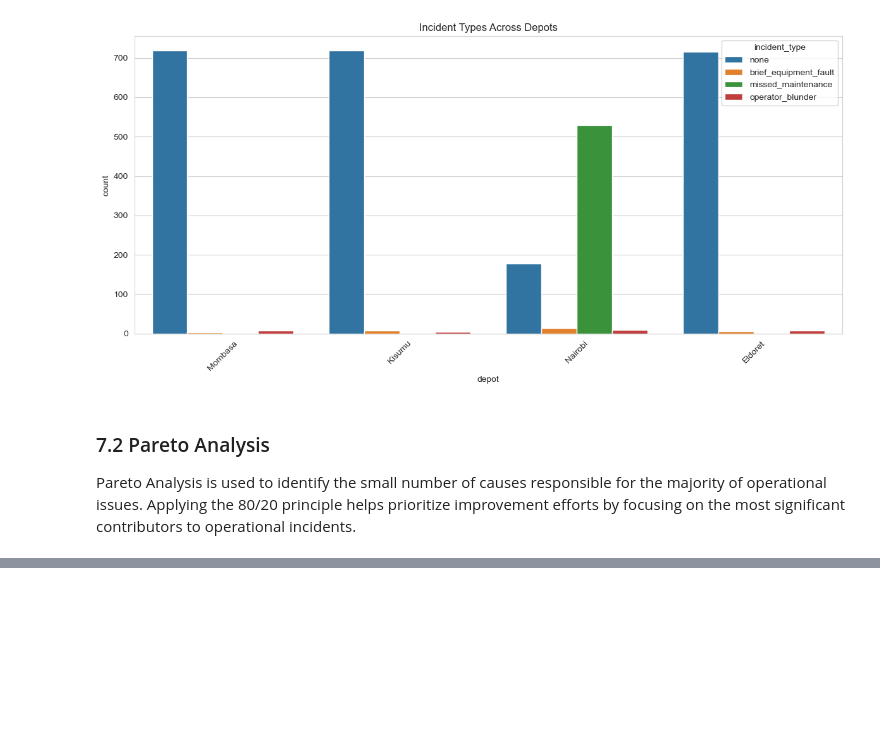
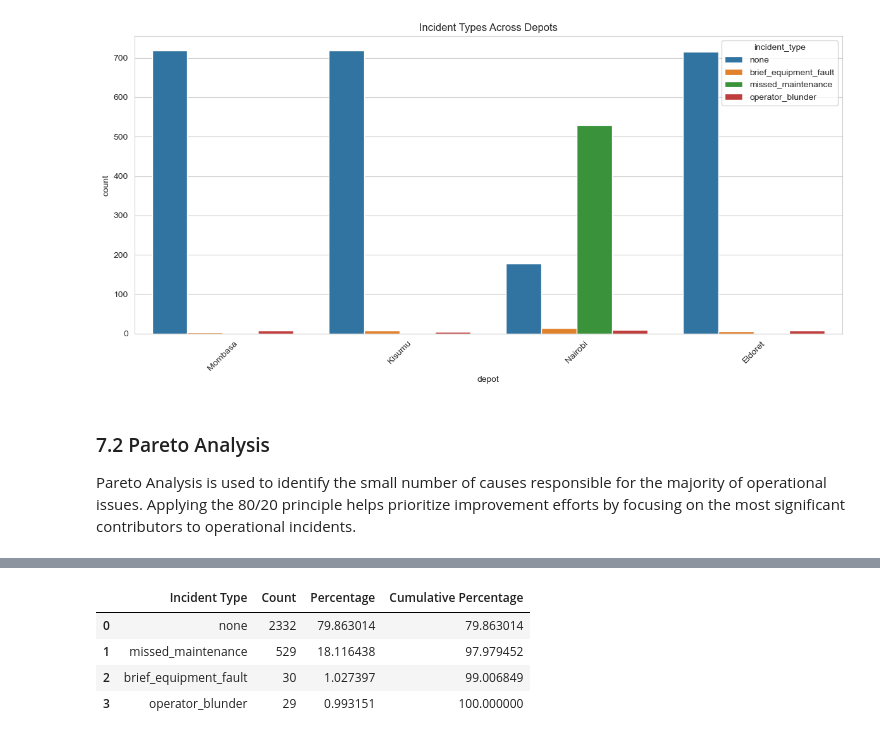
Before and after one commit to WanjikuSharon/week5_diagnostics_analysis, a Jupyter notebook: week5_diagnostics_analysis.ipynb, the cells around one changed output, grey strips where cells are left out. Cells and saved outputs as stored; diff of their text form; code cells hidden in the pictures; blank space fills up the shorter version.

```diff
--- a/week5_diagnostics_analysis.ipynb
+++ b/week5_diagnostics_analysis.ipynb
@@ -722,3 +722,14 @@ plt.show()
 ### 7.2 Pareto Analysis
 
 Pareto Analysis is used to identify the small number of causes responsible for the majority of operational issues. Applying the 80/20 principle helps prioritize improvement efforts by focusing on the most significant contributors to operational incidents.
+# %%
+# Count each incident type
+pareto = (
+    df["incident_type"]
+    .value_counts()
+    .reset_index()
+)
+
+pareto.columns = ["Incident Type", "Count"]
+
+pareto
@@ -724,0 +742,18 @@ Pareto Analysis is used to identify the small number of causes responsible for t
+# %%
+#Calculate percentage
+pareto["Percentage"] = (
+    pareto["Count"] /
+    pareto["Count"].sum()
+) * 100
+
+pareto["Cumulative Percentage"] = (
+    pareto["Percentage"].cumsum()
+)
+
+pareto
+# %% [output]
+|  | Incident Type | Count | Percentage | Cumulative Percentage |
+| 0 | none | 2332 | 79.863014 | 79.863014 |
+| 1 | missed_maintenance | 529 | 18.116438 | 97.979452 |
+| 2 | brief_equipment_fault | 30 | 1.027397 | 99.006849 |
+| 3 | operator_blunder | 29 | 0.993151 | 100.000000 |
```
Also changed, not shown: parts of 3 cells of this notebook.
